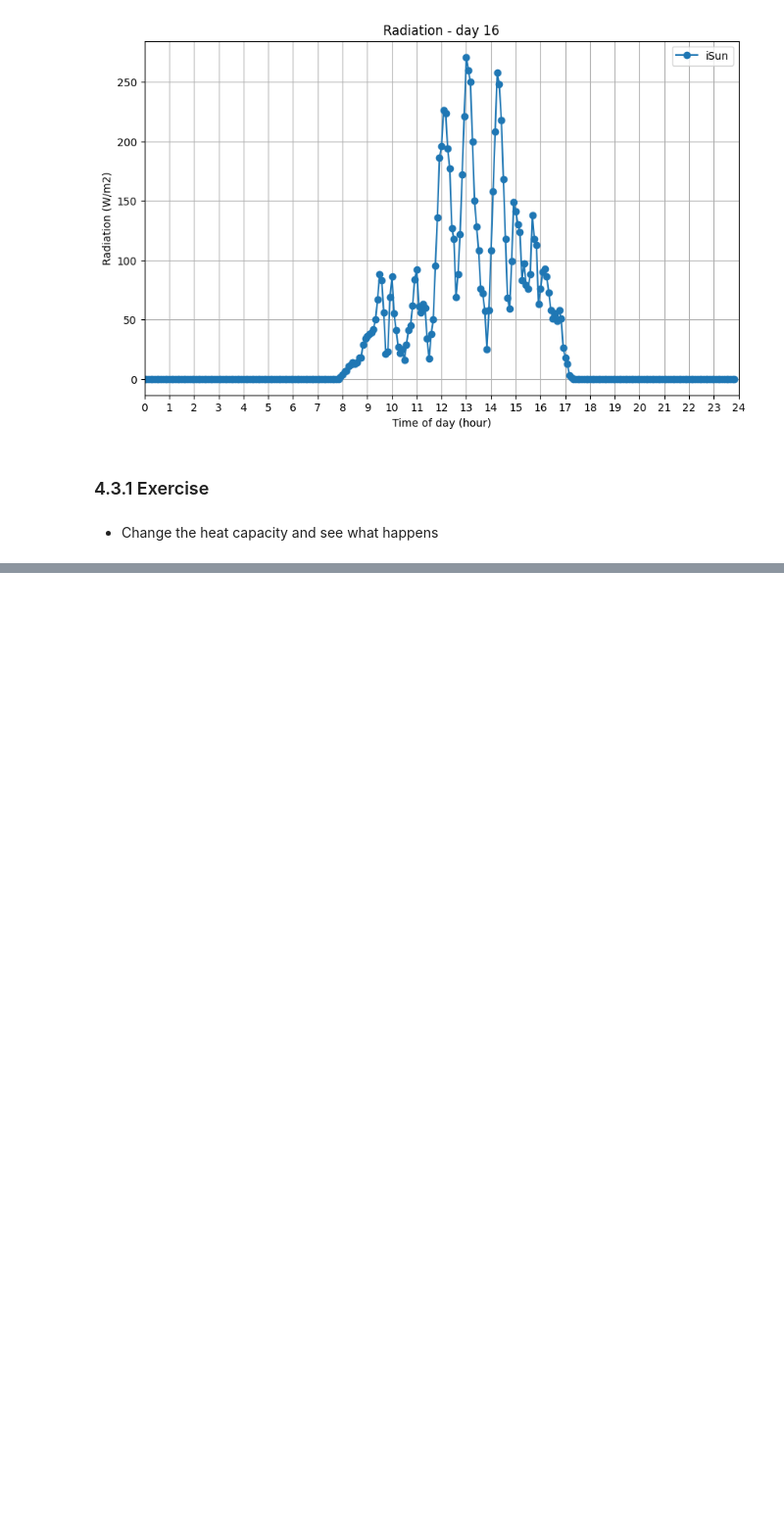
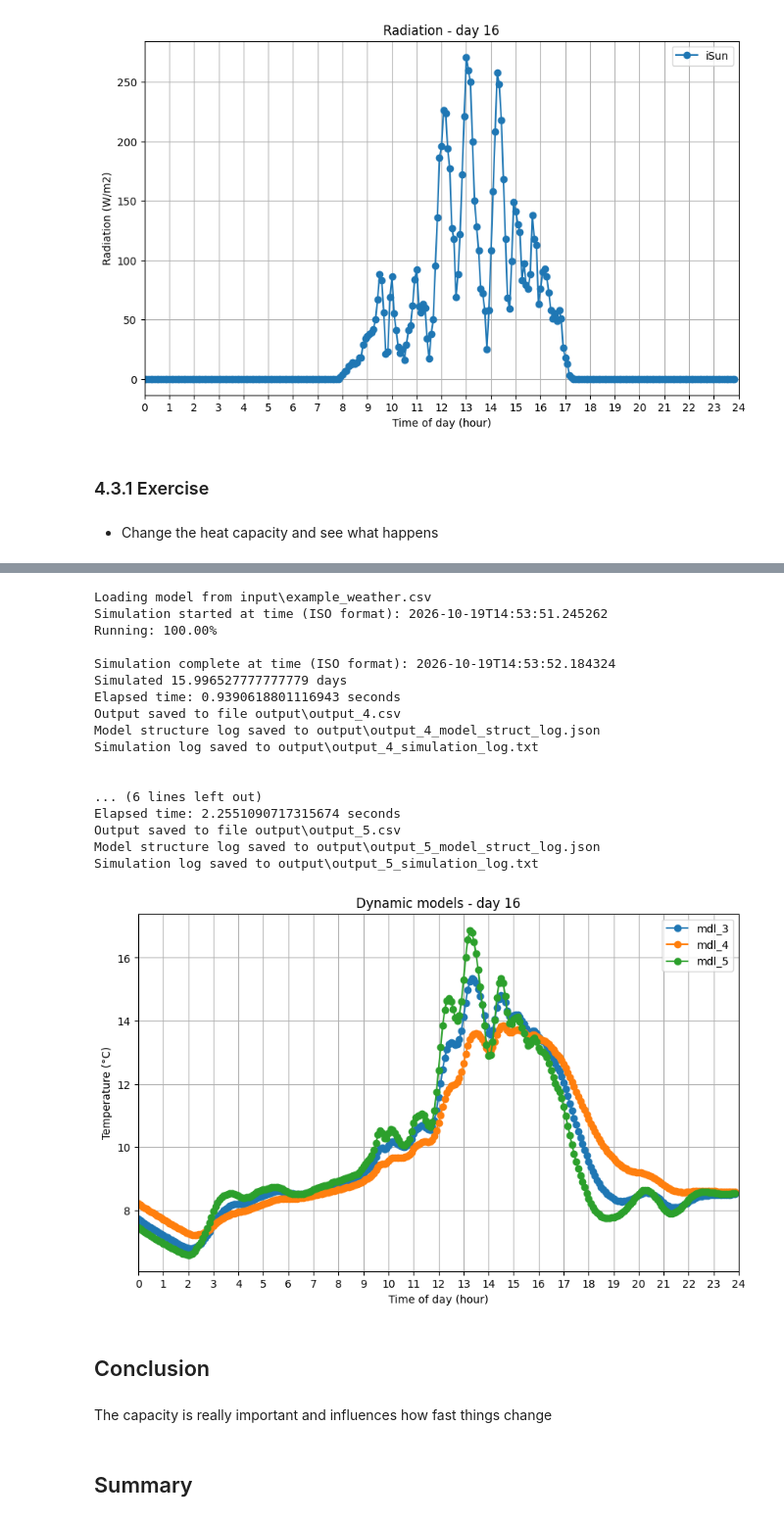
Before and after one commit to davkat1/intro_gh_modelling_draft, a Jupyter notebook: notebooks/04_from_steady_state_to_dynamic_model.ipynb, the cells around one changed output, grey strips where cells are left out. Shown at 98% size. Saved outputs shown, nothing was run; the diff lists cells and outputs as text; code cells hidden in the pictures; blank space fills up the shorter version.

```diff
--- a/notebooks/04_from_steady_state_to_dynamic_model.ipynb
+++ b/notebooks/04_from_steady_state_to_dynamic_model.ipynb
@@ -663,0 +687,79 @@ x \times y = z
+# %%
+""" Define a new model """
+mdl_4 = greenlight.GreenLight(
+    base_path=os.getcwd(),
+    input_prompt=[tunnel_def, {"cap": {"definition": str(67691*2)}}, os.path.join("input", "example_weather.csv"), options],
+    output_path=os.path.join("output", "output_4.csv")
+)
+
+""" Run the model """
+mdl_4.run()
+
+"""Load simulation result"""
+output_4 = pd.read_csv(os.path.join("output", "output_4.csv"), header=[0,1,2], low_memory=False)
+
+""" Define a new model """
+mdl_5 = greenlight.GreenLight(
+    base_path=os.getcwd(),
+    input_prompt=[tunnel_def, {"cap": {"definition": str(67691/2)}}, os.path.join("input", "example_weather.csv"), options],
+    output_path=os.path.join("output", "output_5.csv")
+)
+
+""" Run the model """
+mdl_5.run()
+
+"""Load simulation result"""
+output_5 = pd.read_csv(os.path.join("output", "output_5.csv"), header=[0,1,2], low_memory=False)
+
+"""Make graphs"""
+day = 16
+axes = display_zoomed_output(output_3,
+                      day=day,
+                      chosen_vars=[["tTunnel"]],
+                      titles=["Temperature"],
+                      ylabels=["Temperature (°C)"],
+                      style='-o')
+
+axes = display_zoomed_output(output_4,
+                      day=day,
+                      chosen_vars=[["tTunnel"]],
+                      titles=["Temperature"],
+                      ylabels=["Temperature (°C)"],
+                      style='-o',
+                      axes=axes)
+
+axes = display_zoomed_output(output_5,
+                      day=day,
+                      chosen_vars=[["tTunnel"]],
+                      titles=["Temperature"],
+                      ylabels=["Temperature (°C)"],
+                      style='-o',
+                      axes=axes)
+
+axes[0].set_title(f"Dynamic models - day {day}")
+axes[0].legend(["mdl_3", "mdl_4", "mdl_5"]);
+# %% [output]
+Loading model from input\example_weather.csv
+Simulation started at time (ISO format): 2026-10-19T14:53:51.245262
+Running: 100.00%
+
+Simulation complete at time (ISO format): 2026-10-19T14:53:52.184324
+Simulated 15.996527777777779 days
+Elapsed time: 0.9390618801116943 seconds
+Output saved to file output\output_4.csv
+Model structure log saved to output\output_4_model_struct_log.json
+Simulation log saved to output\output_4_simulation_log.txt
+
+
+... (6 lines left out)
+Elapsed time: 2.2551090717315674 seconds
+Output saved to file output\output_5.csv
+Model structure log saved to output\output_5_model_struct_log.json
+Simulation log saved to output\output_5_simulation_log.txt
+[figure, added]
+# %% [markdown]
+## Conclusion
+# %% [markdown]
+The capacity is really important and influences how fast things change
+# %% [markdown]
+## Summary
```
Also changed, not shown: parts of 16 cells of this notebook, 7 other files.
